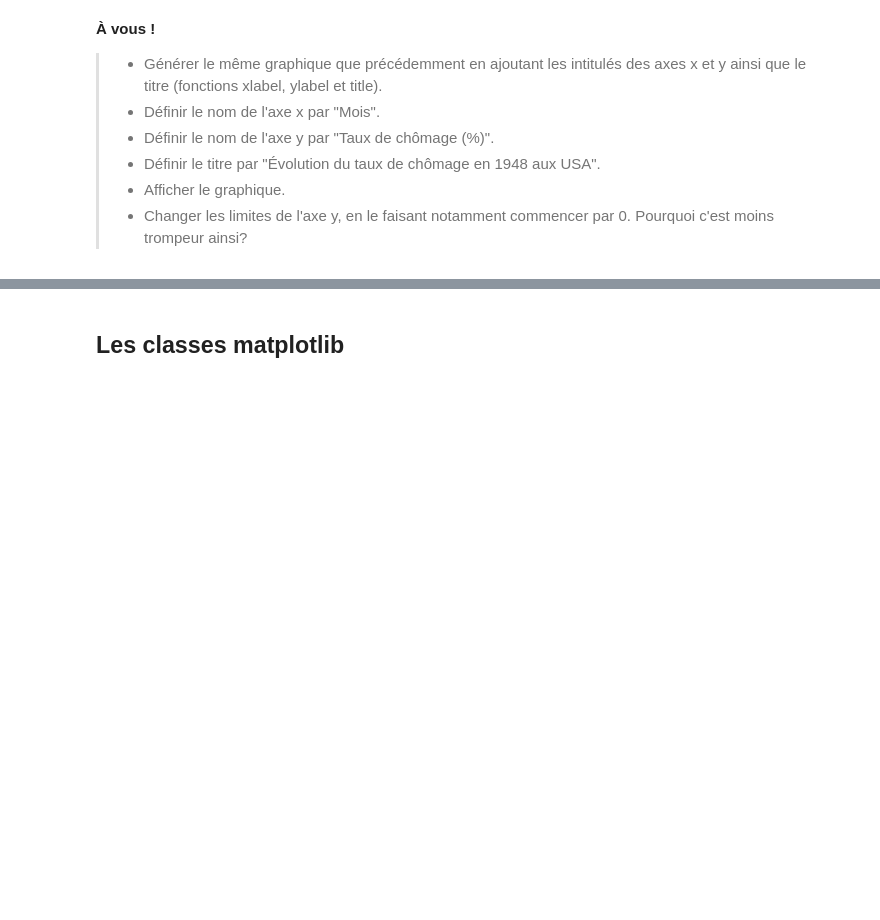
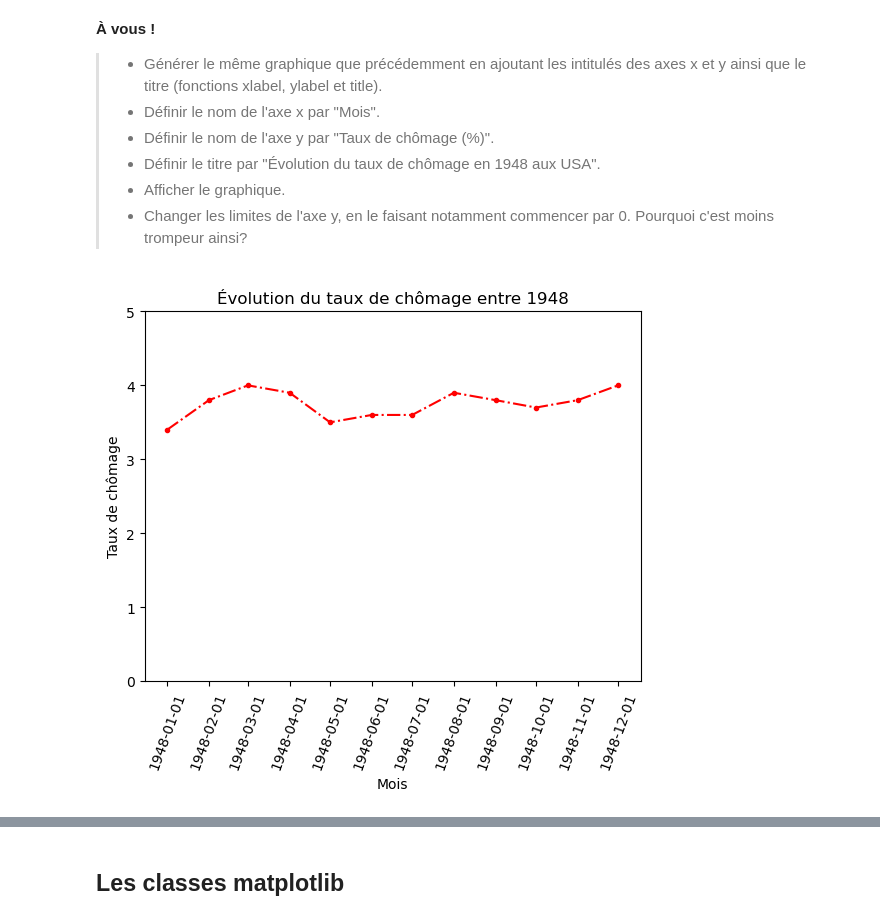
Before and after one commit to louiskuhn/IA-P3-Euskadi, a Jupyter notebook: Ressources/Python/2. Visualisation graphique/1. VisualisationGraphique_courbes.ipynb, the cells around one changed output, grey strips where cells are left out. Saved outputs shown, nothing was run; the diff lists cells and outputs as text; code cells hidden in the pictures; blank space fills up the shorter version.

```diff
--- a/Ressources/Python/2. Visualisation graphique/1. VisualisationGraphique_courbes.ipynb
+++ b/Ressources/Python/2. Visualisation graphique/1. VisualisationGraphique_courbes.ipynb
@@ -182,3 +186,14 @@ __À vous !__
 >- Définir le titre par "Évolution du taux de chômage en 1948 aux USA".
 >- Afficher le graphique.
 >- Changer les limites de l'axe y, en le faisant notamment commencer par 0. Pourquoi c'est moins trompeur ainsi?
+# %%
+plt.plot(first_year['DATE'], first_year['UNRATE'],
+         color = 'red', ls="-.", lw = 1.5, marker=".")
+plt.xlabel("Mois")
+plt.ylabel("Taux de chômage")
+plt.title("Évolution du taux de chômage entre 1948")
+plt.ylim(0,5)
+plt.xticks(ticks=first_year['DATE'], rotation=70)
+plt.show()
+# %% [output]
+[figure, added]
```
Also changed, not shown: parts of 4 cells of this notebook.
